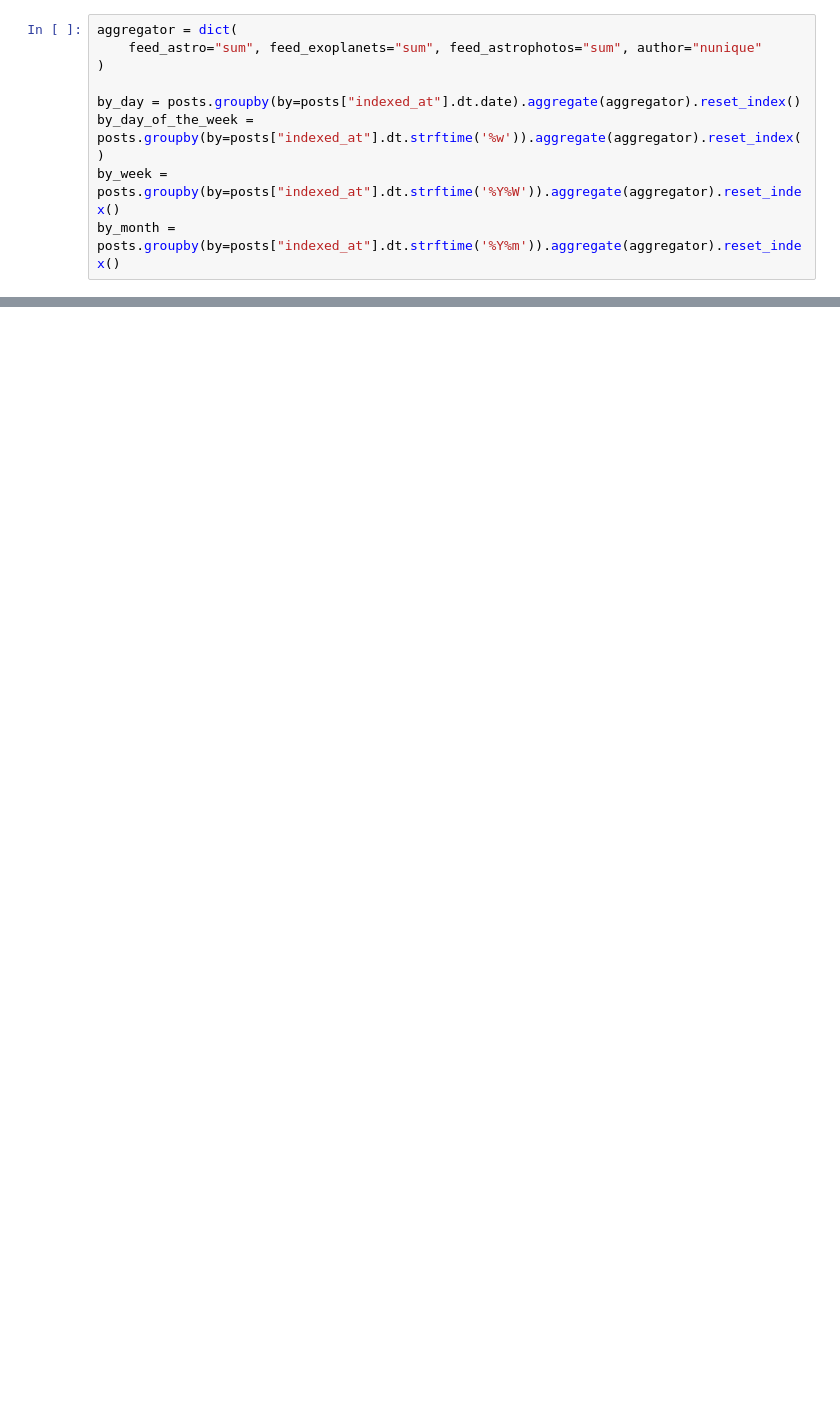
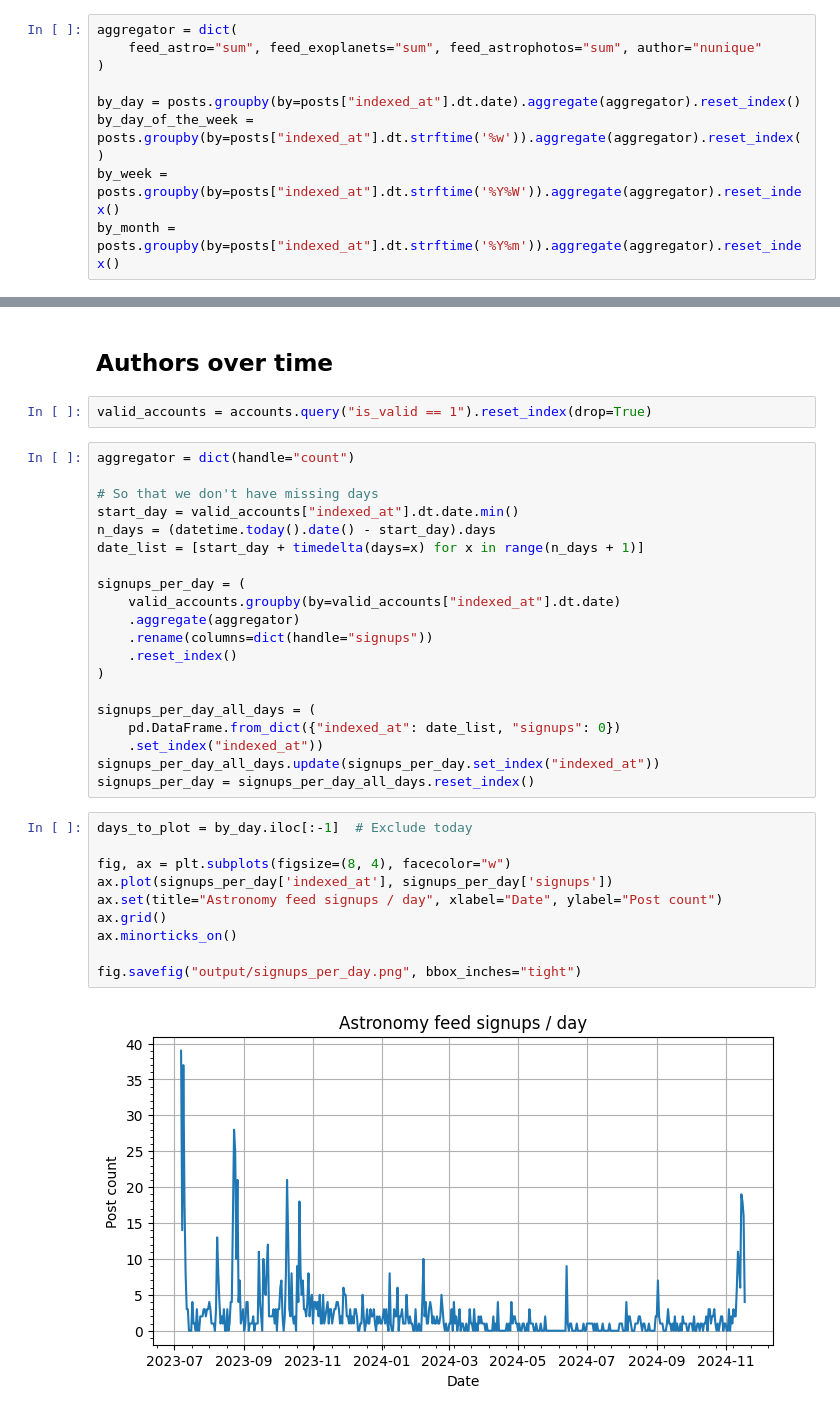
Before and after one commit to bluesky-astronomy/scripts, a Jupyter notebook: plots/feed_activity.ipynb, the cells around one changed output, grey strips where cells are left out. Saved outputs shown, nothing was run; the diff lists cells and outputs as text; blank space fills up the shorter version.

```diff
--- a/plots/feed_activity.ipynb
+++ b/plots/feed_activity.ipynb
@@ -146,0 +152,36 @@ fig.savefig("output/posts_per_day_of_the_week.png", bbox_inches="tight")
+# %% [markdown]
+## Authors over time
+# %%
+valid_accounts = accounts.query("is_valid == 1").reset_index(drop=True)
+# %%
+aggregator = dict(handle="count")
+
+# So that we don't have missing days
+start_day = valid_accounts["indexed_at"].dt.date.min()
+n_days = (datetime.today().date() - start_day).days
+date_list = [start_day + timedelta(days=x) for x in range(n_days + 1)]
+
+signups_per_day = (
+    valid_accounts.groupby(by=valid_accounts["indexed_at"].dt.date)
+    .aggregate(aggregator)
+    .rename(columns=dict(handle="signups"))
+    .reset_index()
+)
+
+signups_per_day_all_days = (
+    pd.DataFrame.from_dict({"indexed_at": date_list, "signups": 0})
+    .set_index("indexed_at"))
+signups_per_day_all_days.update(signups_per_day.set_index("indexed_at"))
+signups_per_day = signups_per_day_all_days.reset_index()
+# %%
+days_to_plot = by_day.iloc[:-1]  # Exclude today
+
+fig, ax = plt.subplots(figsize=(8, 4), facecolor="w")
+ax.plot(signups_per_day['indexed_at'], signups_per_day['signups'])
+ax.set(title="Astronomy feed signups / day", xlabel="Date", ylabel="Post count")
+ax.grid()
+ax.minorticks_on()
+
+fig.savefig("output/signups_per_day.png", bbox_inches="tight")
+# %% [output]
+[figure, added]
```
Also changed, not shown: parts of 9 cells of this notebook.
